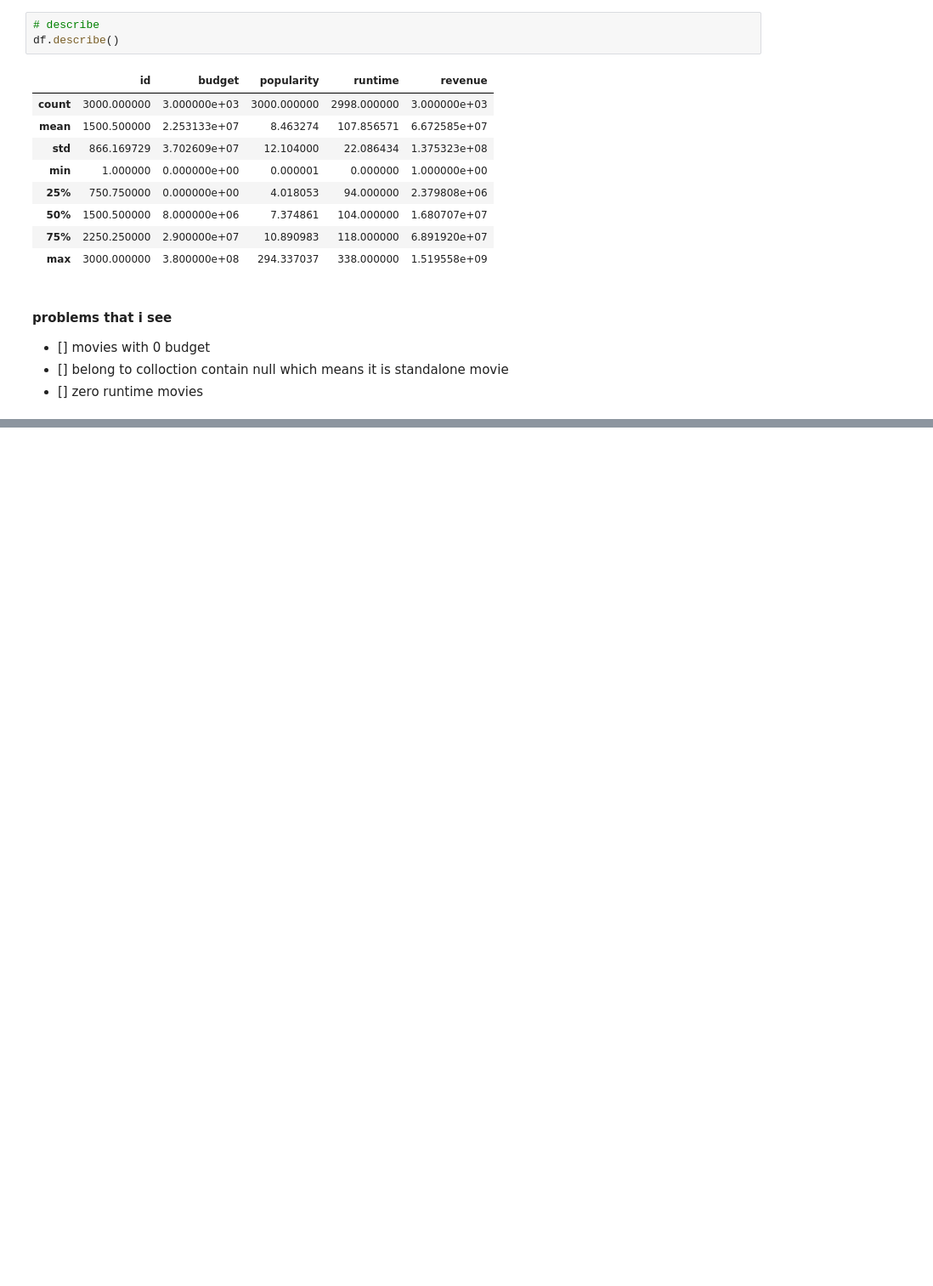
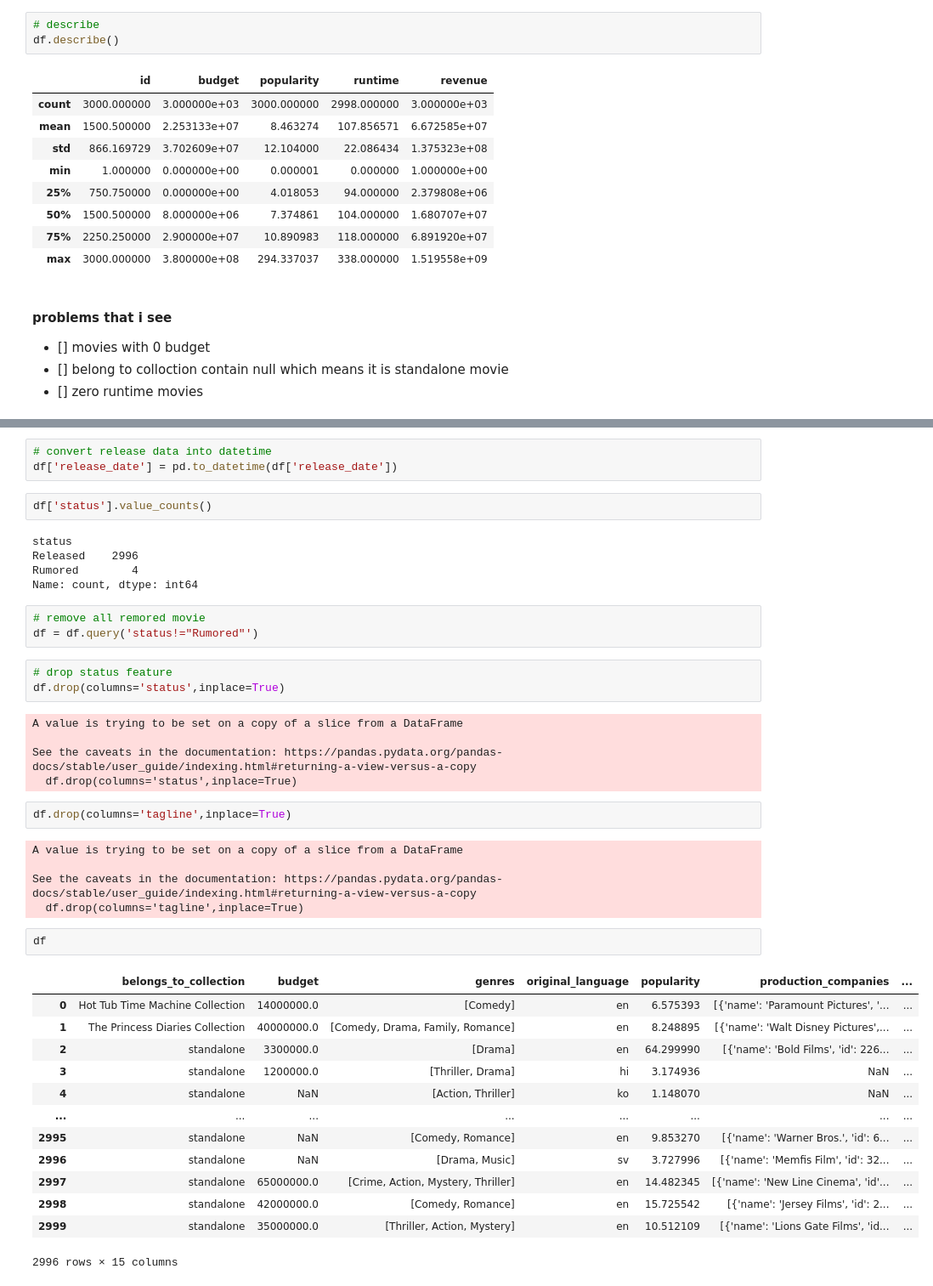
Before and after one commit to abdulvajid1/TMBD-MOVIE-REVENUE-PREDICTION, a Jupyter notebook: notebook.ipynb, the cells around one changed output, grey strips where cells are left out. Shown: that part at 85% size. Cells and saved outputs as stored; diff of their text form; blank space fills up the shorter version.

Commit message:
completed basic data preprocessing

```diff
--- a/notebook.ipynb
+++ b/notebook.ipynb
@@ -81,0 +171,44 @@ df[['belongs_to_collection', 'budget', 'genres', 'homepage',
+# %%
+# convert release data into datetime
+df['release_date'] = pd.to_datetime(df['release_date'])
+# %%
+df['status'].value_counts()
+# %% [output]
+status
+Released    2996
+Rumored        4
+Name: count, dtype: int64
+# %%
+# remove all remored movie
+df = df.query('status!="Rumored"')
+# %%
+# drop status feature
+df.drop(columns='status',inplace=True)
+# %% [output]
+A value is trying to be set on a copy of a slice from a DataFrame
+
+See the caveats in the documentation: https://pandas.pydata.org/pandas-docs/stable/user_guide/indexing.html#returning-a-view-versus-a-copy
+  df.drop(columns='status',inplace=True)
+# %%
+df.drop(columns='tagline',inplace=True)
+# %% [output]
+A value is trying to be set on a copy of a slice from a DataFrame
+
+See the caveats in the documentation: https://pandas.pydata.org/pandas-docs/stable/user_guide/indexing.html#returning-a-view-versus-a-copy
+  df.drop(columns='tagline',inplace=True)
+# %%
+df
+# %% [output]
+|  | belongs_to_collection | budget | genres | original_language | popularity | production_companies | ... |
+| 0 | Hot Tub Time Machine Collection | 14000000.0 | [Comedy] | en | 6.575393 | [{'name': 'Paramount Pictures', '... | ... |
+| 1 | The Princess Diaries Collection | 40000000.0 | [Comedy, Drama, Family, Romance] | en | 8.248895 | [{'name': 'Walt Disney Pictures',... | ... |
+| 2 | standalone | 3300000.0 | [Drama] | en | 64.299990 | [{'name': 'Bold Films', 'id': 226... | ... |
+| 3 | standalone | 1200000.0 | [Thriller, Drama] | hi | 3.174936 | NaN | ... |
+| 4 | standalone | NaN | [Action, Thriller] | ko | 1.148070 | NaN | ... |
+| ... | ... | ... | ... | ... | ... | ... | ... |
+| 2995 | standalone | NaN | [Comedy, Romance] | en | 9.853270 | [{'name': 'Warner Bros.', 'id': 6... | ... |
+| 2996 | standalone | NaN | [Drama, Music] | sv | 3.727996 | [{'name': 'Memfis Film', 'id': 32... | ... |
+| 2997 | standalone | 65000000.0 | [Crime, Action, Mystery, Thriller] | en | 14.482345 | [{'name': 'New Line Cinema', 'id'... | ... |
+| 2998 | standalone | 42000000.0 | [Comedy, Romance] | en | 15.725542 | [{'name': 'Jersey Films', 'id': 2... | ... |
+| 2999 | standalone | 35000000.0 | [Thriller, Action, Mystery] | en | 10.512109 | [{'name': 'Lions Gate Films', 'id... | ... |
+2996 rows × 15 columns
```
Also changed, not shown: parts of 15 cells of this notebook.
